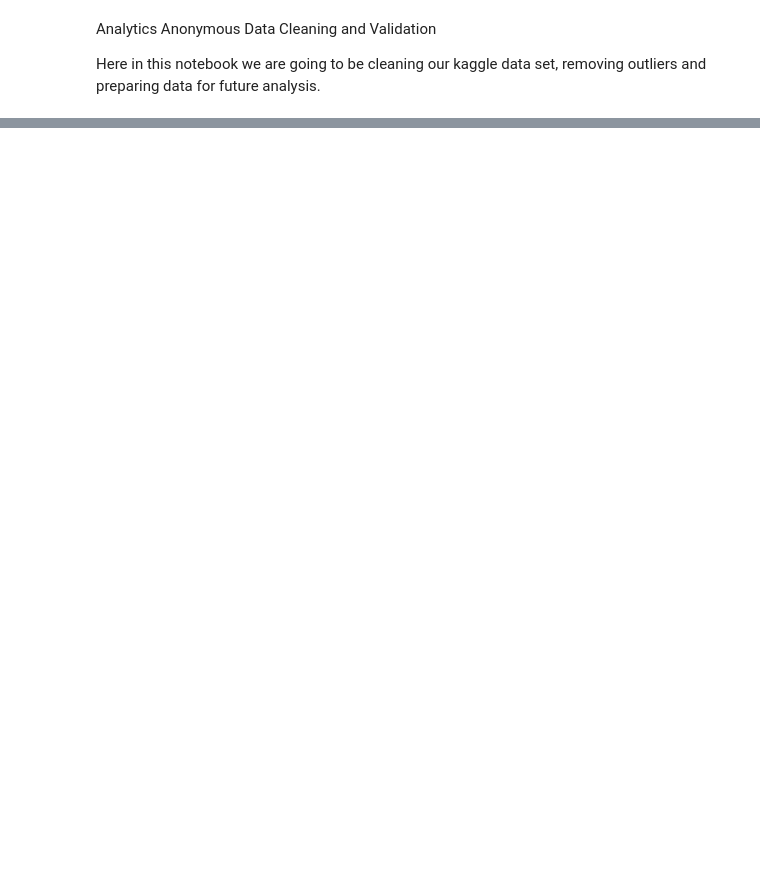
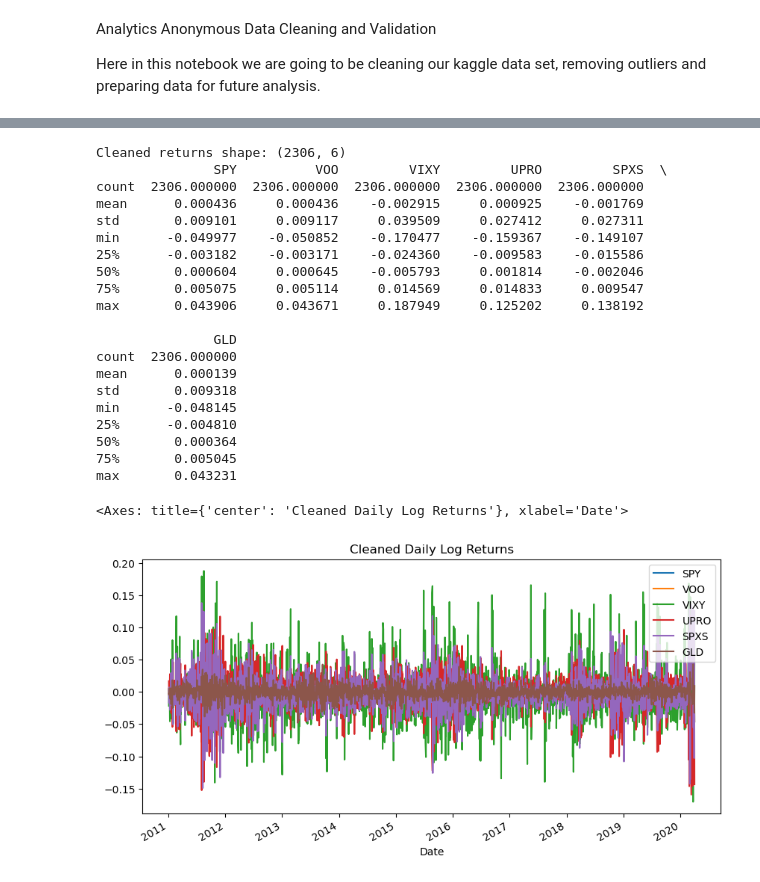
Before and after one commit to PFFK/AnalyticsAnonymous, a Jupyter notebook: AA_DataCleaning.ipynb, the cells around one changed output, grey strips where cells are left out. Cells and saved outputs as stored; diff of their text form; code cells hidden in the pictures; blank space fills up the shorter version.

```diff
--- a/AA_DataCleaning.ipynb
+++ b/AA_DataCleaning.ipynb
@@ -41,0 +240,10 @@ So, what we can see from this, including by observation through the data file, w
+# %%
+print("Summary statistics of returns:")
+print(returns.describe())
+
+print("\nTop absolute return values (potential outliers):")
+print(returns.abs().max().sort_values(ascending=False))
+z_scores = (returns - returns.mean()) / returns.std()
+clean_returns = returns[(z_scores.abs() < 5).all(axis=1)]
+
+print("Removed", len(returns) - len(clean_returns), "rows as outliers.")
@@ -41,0 +268,32 @@ So, what we can see from this, including by observation through the data file, w
+# %%
+print("Cleaned returns shape:", clean_returns.shape)
+print(clean_returns.describe())
+
+# Check that all tickers are still aligned
+assert all(clean_returns.notna().all()), "NaNs remain after cleaning!"
+
+# Plot to visually inspect after cleaning
+clean_returns.plot(title="Cleaned Daily Log Returns", figsize=(10,5))
+# %% [output]
+Cleaned returns shape: (2306, 6)
+               SPY          VOO         VIXY         UPRO         SPXS  \
+count  2306.000000  2306.000000  2306.000000  2306.000000  2306.000000
+mean      0.000436     0.000436    -0.002915     0.000925    -0.001769
+std       0.009101     0.009117     0.039509     0.027412     0.027311
+min      -0.049977    -0.050852    -0.170477    -0.159367    -0.149107
+25%      -0.003182    -0.003171    -0.024360    -0.009583    -0.015586
+50%       0.000604     0.000645    -0.005793     0.001814    -0.002046
+75%       0.005075     0.005114     0.014569     0.014833     0.009547
+max       0.043906     0.043671     0.187949     0.125202     0.138192
+
+               GLD
+count  2306.000000
+mean      0.000139
+std       0.009318
+min      -0.048145
+25%      -0.004810
+50%       0.000364
+75%       0.005045
+max       0.043231
+<Axes: title={'center': 'Cleaned Daily Log Returns'}, xlabel='Date'>
+[figure, added]
```
Also changed, not shown: parts of 13 cells of this notebook.
